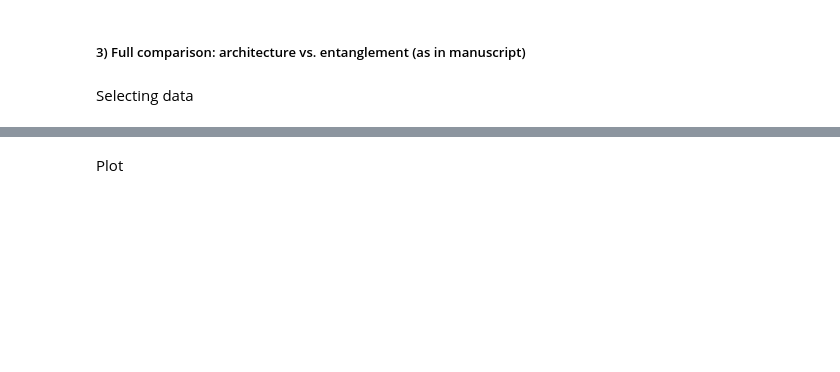
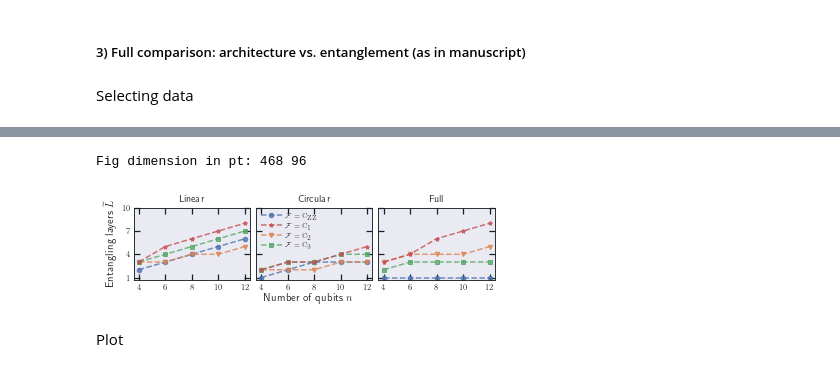
Before and after one commit to mballarin97/mps_qnn, a Jupyter notebook: examples/Entanglement.ipynb, the cells around one changed output, grey strips where cells are left out. Saved outputs shown, nothing was run; the diff lists cells and outputs as text; code cells hidden in the pictures; blank space fills up the shorter version.

```diff
--- a/examples/Entanglement.ipynb
+++ b/examples/Entanglement.ipynb
@@ -234,39 +360,60 @@ num_qubits = [4, 6, 8, 10, 12]
 # %%
 # PLOT ENTANGLEMENT DATA
 new_data = [{}, {}, {}, {}]
+threshold = 0.9
 for idx, ent_d in enumerate(data_to_plot): # Run through architectures
     for key, _ent in ent_d.items(): # Run through entanglement topology
         # Run through number of qubits
         new_data[idx][key] = []
         for jdx, single_ent in enumerate(_ent):
-            new_data[idx][key].append(np.nonzero( single_ent[0]>0.9*single_ent[2] )[0][0] )
+            where = np.nonzero( single_ent[0]>threshold*single_ent[2] )[0]
+            if len(where) > 0:
+                where = where[0]
+            else:
+                where = -1
+
+            new_data[idx][key].append(where )
 # %%
-fig, ax = plt.subplots(1, 3, figsize = (12, 5), sharey=True)
 shape = { 'Linear' : 'v', 'Circular' : 'o', 'Full': 's'}
 marker = ['o', 'v', 's', '*']
 labels = ['$\\mathcal{F}=\\textsc{C}_{\\textsc{ZZ}}$', '$\\mathcal{F}=\\textsc{C}_{\\textsc{2}}$',
     '$\\mathcal{F}=\\textsc{C}_{\\textsc{3}}$', '$\\mathcal{F}=\\textsc{C}_{\\textsc{1}}$' ]
 
-for idx, architecture in enumerate(new_data):
-    jdx = 0
-    for key, value in architecture.items():
-        ax[jdx].plot(num_qubits, np.array(value)+1, marker[idx]+'--', color=cmap[idx], label=labels[idx],
-            alpha=0.8)
-        ax[jdx].set_xlabel('Number of qubits $n$', fontsize=16)
-        ax[jdx].set_title( list(shape.keys())[jdx], fontsize = 18)
-        jdx += 1
+
+qplot = Qplotter()
+qplot(nrows=1, ncols=3, figsize = set_size_pt(234*2, subplots=(1, 3)), sharey=True)
+
+with qplot as qplt:
+    for idx, architecture in enumerate(new_data):
+        jdx = 0
+        for key, value in architecture.items():
+            qplt.ax[jdx].plot(num_qubits, np.array(value)+1, marker[idx]+'--', color=cmap[idx], label=labels[idx],
+                alpha=0.8)
+            qplt.ax[jdx].set_title( list(shape.keys())[jdx])
+            qplt.ax[jdx].tick_params(axis='y', which='major', left=True, right=True)
+            qplt.ax[jdx].tick_params(axis='x', which='major', bottom=True, top=True)
+            qplt.ax[jdx].tick_params(axis='y', which='minor', left=False, right=False)
+            qplt.ax[jdx].tick_params(axis='x', which='minor', bottom=False, top=False)
+            qplt.ax[jdx].set_xticks(num_qubits)
+            qplt.ax[jdx].set_yticks(np.arange(1, 11, 3))
+            jdx += 1
 
 
-handles, labels = ax[1].get_legend_handles_labels()
-# sort both labels and handles by labels
-sorter = [0, 3, 1, 2]
-labels = np.array(labels)[sorter]
-handles = np.array(handles)[sorter]
-ax[1].legend(handles, labels, fontsize=16)
-ax[0].set_ylabel('Entangling layers $\\widetilde{L}$', fontsize=16)
+    handles, labels = qplt.ax[1].get_legend_handles_labels()
+    # sort both labels and handles by labels
+    sorter = [0, 3, 1, 2]
+    labels = np.array(labels)[sorter]
+    handles = np.array(handles)[sorter]
+    qplt.ax[1].legend(handles, labels, fontsize=7, loc="upper left",
+        handletextpad=0.4, handlelength=3, ncol=1, frameon = False)
+    qplt.supylabel('Entangling layers $\\widetilde{L}$', x=0.06)
+    qplt.subplots_adjust(wspace=0.05)
+    qplt.supxlabel("Number of qubits $n$", y=-0.12)
 
-plt.tight_layout()
-plt.savefig('complete_comparison_zipped.pdf', format="pdf" )
+    qplt.savefig(f'images/complete_comparison_zipped_{threshold}.pdf')
+# %% [output]
+Fig dimension in pt: 468 96
+[figure, added]
 # %% [markdown]
 Plot
 # %%
```
Also changed, not shown: parts of 19 cells of this notebook, 13 other files.
